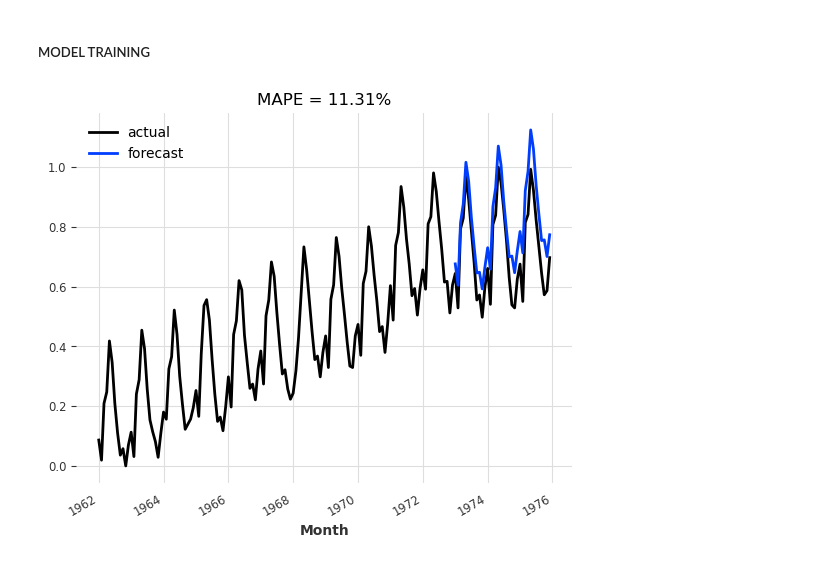
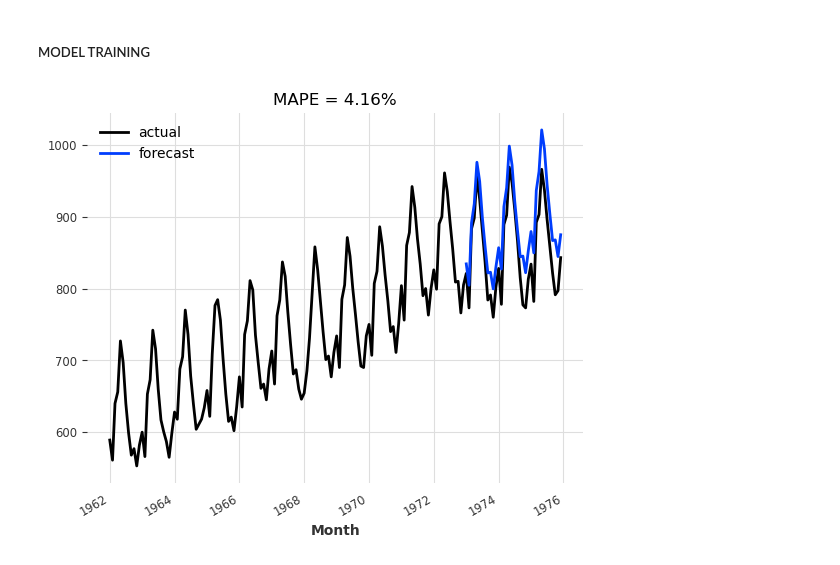
Before and after one commit to igerardoh/timeseries-production-forecast, a Jupyter notebook: code/1D_ExponentialSmoothing_monthly.ipynb, the cells around one changed output. Drawn from its saved outputs; the diff is of its cells as text; code cells hidden in the pictures.

```diff
--- a/code/1D_ExponentialSmoothing_monthly.ipynb
+++ b/code/1D_ExponentialSmoothing_monthly.ipynb
@@ -169,15 +172,20 @@ val[TARGET_COL].plot(label='production val');
 # %%
 from darts.models import ExponentialSmoothing
 
 N_PRED = len(val)
 
 model = ExponentialSmoothing()
 model.fit(train)
 pred = model.predict(N_PRED)
 
+# reverse scaling
+series = scaler.inverse_transform(series)
+val = scaler.inverse_transform(val)
+pred = scaler.inverse_transform(pred)
+
 series.plot(label="actual")
 pred.plot(label="forecast")
 plt.title("MAPE = {:.2f}%".format(mape(pred, val)))
 plt.legend();
 # %% [output]
-[figure, old version]
+[figure, new version]
```
Also changed, not shown: parts of 1 cell of this notebook, 1 other file.
